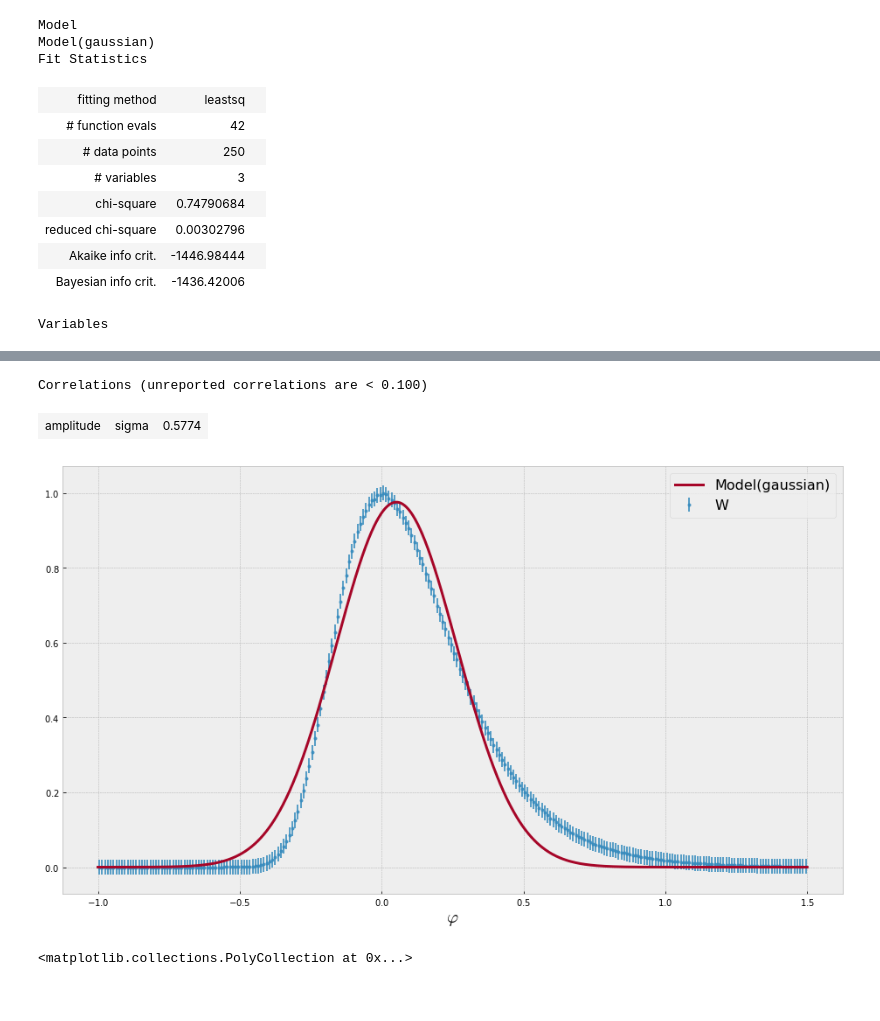
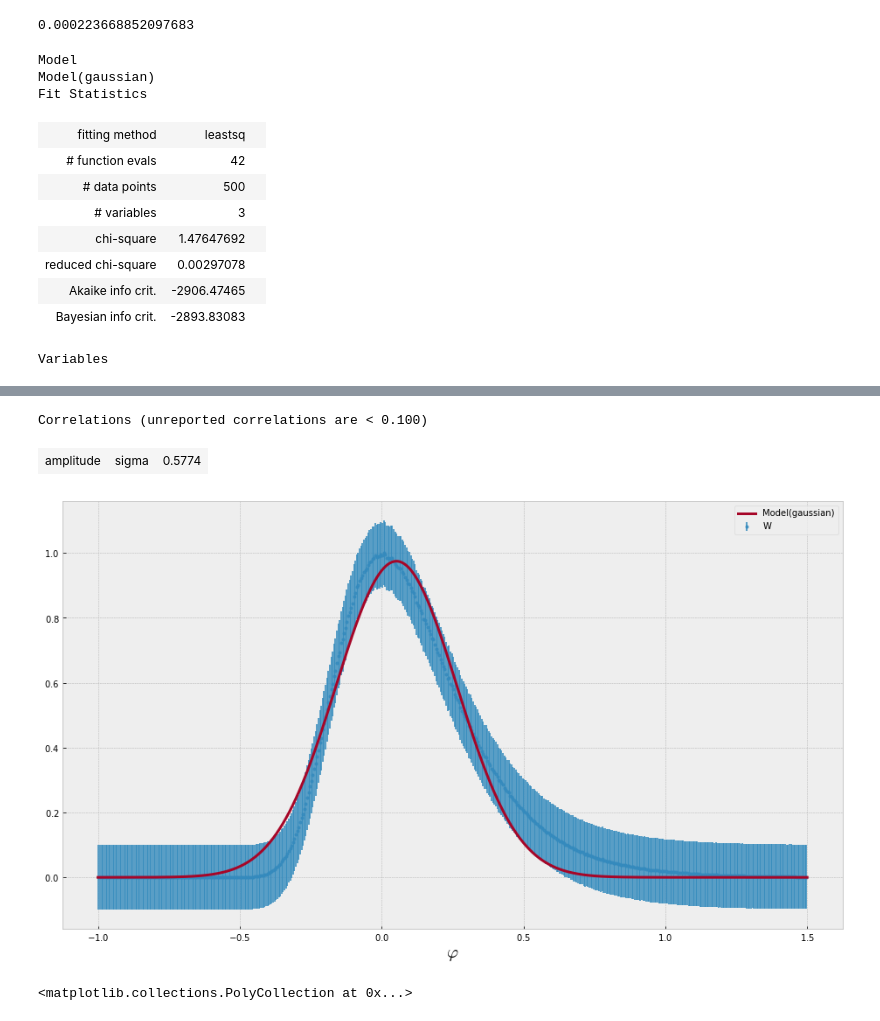
Before and after one commit to tylern4/nicks_plot_utils, a Jupyter notebook: Examples/Example_Hist1D.ipynb, the cells around one changed output, grey strips where cells are left out. Drawn from its saved outputs; the diff is of its cells as text; code cells hidden in the pictures.

```diff
--- a/Examples/Example_Hist1D.ipynb
+++ b/Examples/Example_Hist1D.ipynb
@@ -43,9 +44,14 @@ Correlations (unreported correlations are < 0.100)
 # %%
 fig, ax = plt.subplots(figsize=(16,9))
-testHist = Hist1D(data=data.W, bins=250, name="$\\varphi$", xrange=[-1.0, 1.5])
+testHist = Hist1D(data=data.W, bins=500, name="$\\varphi$", xrange=[-1.0, 1.5])
 testHist.fill(data.W)
 
-testHist.errorbar()
+#testHist.errorbar()
+# testHist.errorbar(errorcalc=np.std)
+testHist.errorbar(errorcalc=np.var)
+
+
+print(np.sqrt(testHist.data.sum())/testHist.data.sum())
 
 # ## Create errorbar function and use it
 # def myErrorFunc(y):
@@ -59,18 +65,20 @@ testHist.errorbar()
 # testHist.errorbar(errorcalc=0.03, color='b')
 # testHist.errorbar(errorcalc=np.random.normal(0.05, 0.01, 250), color='b')
 
+
 testHist.fitGaussian()
 # %% [output]
-Model
-Model(gaussian)
-Fit Statistics
+0.000223668852097683
+Model
+Model(gaussian)
+Fit Statistics
 | fitting method | leastsq |  |
 | # function evals | 42 |  |
-| # data points | 250 |  |
+| # data points | 500 |  |
 | # variables | 3 |  |
-| chi-square | 0.74790684 |  |
-| reduced chi-square | 0.00302796 |  |
-| Akaike info crit. | -1446.98444 |  |
-| Bayesian info crit. | -1436.42006 |  |
+| chi-square | 1.47647692 |  |
+| reduced chi-square | 0.00297078 |  |
+| Akaike info crit. | -2906.47465 |  |
+| Bayesian info crit. | -2893.83083 |  |
-Variables
+Variables
 | name | value | standard error | relative error | initial value | min | max | vary | expression |
@@ -82,6 +90,6 @@ Variables
-Correlations (unreported correlations are < 0.100)
+Correlations (unreported correlations are < 0.100)
 | amplitude | sigma | 0.5774 |
-[figure, old version]
+[figure, new version]
 # %%
 testHist2 = Hist1D(xrange=[-0.5, 1.5], bins=100, name='Missing Mass Squared $[GeV^2]$')
 testHist2.fill(data.y)
```
Also changed, not shown: parts of 5 cells of this notebook, 3 other files.
